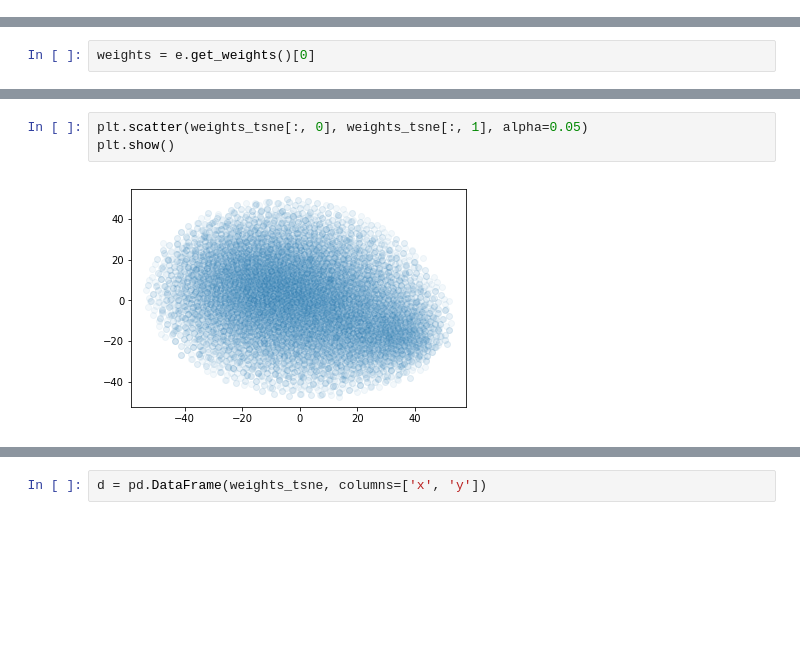
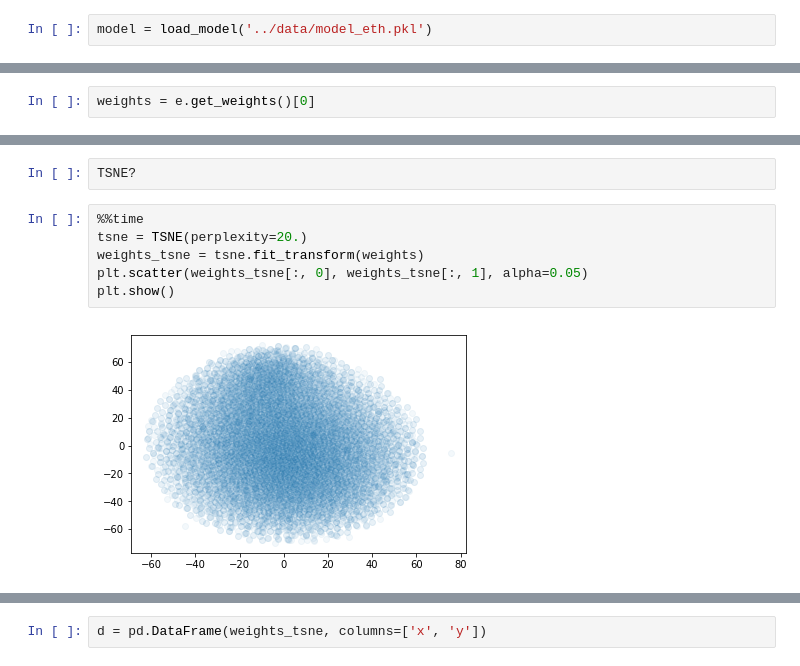
Before and after one commit to toly/aisthack, a Jupyter notebook: notebooks/04_check_many_fasttext_size_eth.ipynb, the cells around one changed output, grey strips where cells are left out. Drawn from its saved outputs; the diff is of its cells as text; blank space fills up the shorter version.

```diff
--- a/notebooks/04_check_many_fasttext_size_eth.ipynb
+++ b/notebooks/04_check_many_fasttext_size_eth.ipynb
@@ -479,6 +482,8 @@ array([1, 1, 1, 0, 1, 1, 1, 1, 0, 0, 0, 1, 1, 0, 1, 0, 0, 1, 0, 0, 0, 0,
 model.save('../data/model_eth.pkl')
 # %% [markdown]
 # visualizations
+# %%
+model = load_model('../data/model_eth.pkl')
 # %%
 e = model.layers[3]
 # %%
@@ -498,5 +499,10 @@ Wall time: 3min 48s
+# %%
+TSNE?
 # %%
+%%time
+tsne = TSNE(perplexity=20.)
+weights_tsne = tsne.fit_transform(weights)
 plt.scatter(weights_tsne[:, 0], weights_tsne[:, 1], alpha=0.05)
 plt.show()
 # %% [output]
-[figure, old version]
+[figure, new version]
```
Also changed, not shown: parts of 9 cells of this notebook, 3 other files.
